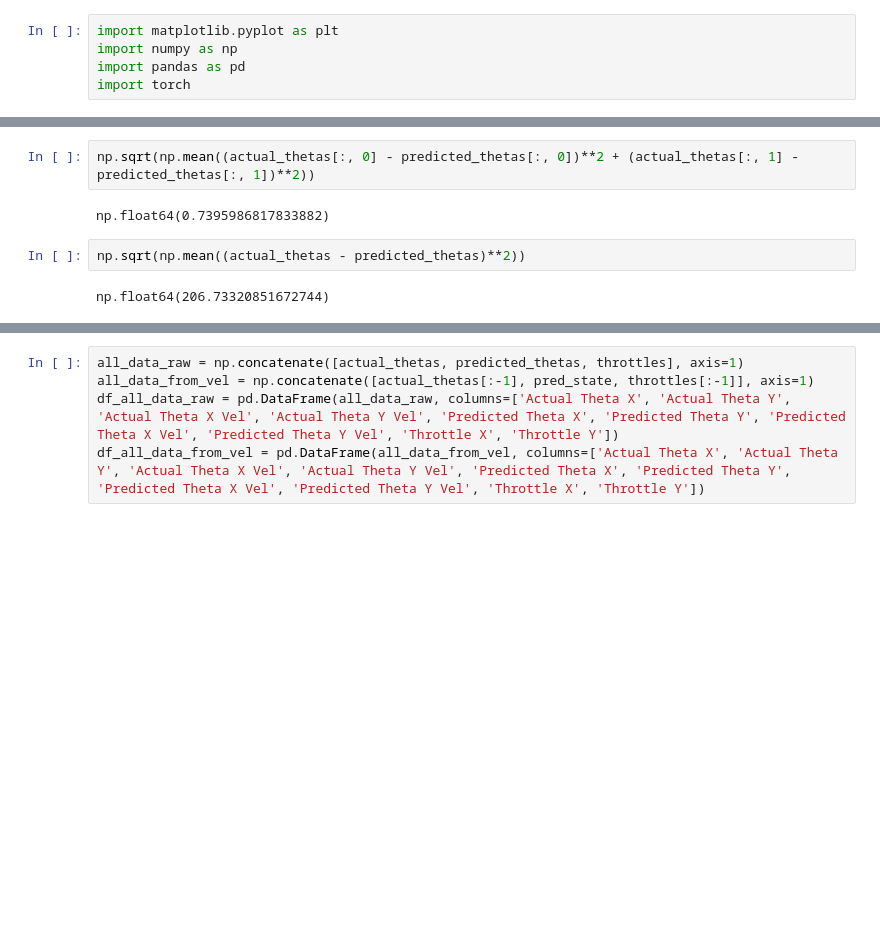
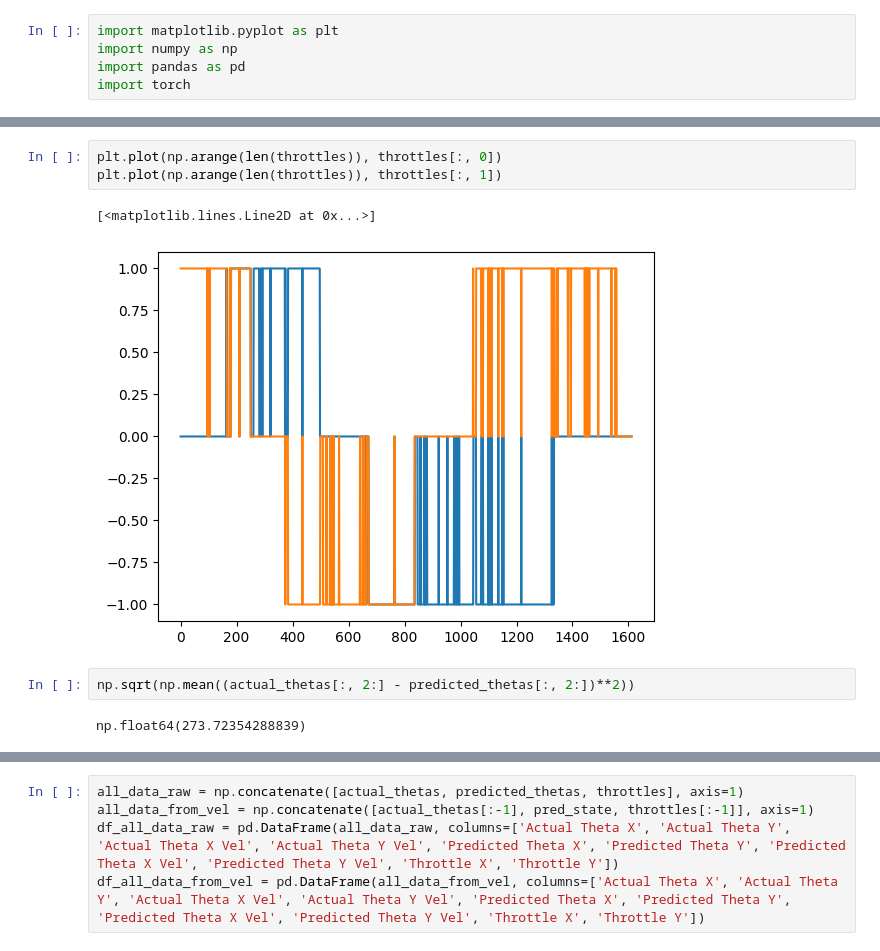
Before and after one commit to ansue1234/RobLimbFK, a Jupyter notebook: ros_ws/src/notebooks/viz_result.ipynb, the cells around one changed output, grey strips where cells are left out. Cells and saved outputs as stored; diff of their text form; blank space fills up the shorter version.

```diff
--- a/ros_ws/src/notebooks/viz_result.ipynb
+++ b/ros_ws/src/notebooks/viz_result.ipynb
@@ -39,8 +52,10 @@ plt.plot(predicted_thetas[:, 0], predicted_thetas[:, 1], label='Predicted Thetas
+# %%
+plt.plot(np.arange(len(throttles)), throttles[:, 0])
+plt.plot(np.arange(len(throttles)), throttles[:, 1])
+# %% [output]
+[<matplotlib.lines.Line2D at 0x...>]
+[figure, added]
 # %%
-np.sqrt(np.mean((actual_thetas[:, 0] - predicted_thetas[:, 0])**2 + (actual_thetas[:, 1] - predicted_thetas[:, 1])**2))
+np.sqrt(np.mean((actual_thetas[:, 2:] - predicted_thetas[:, 2:])**2))
 # %% [output]
-np.float64(0.7395986817833882)
+np.float64(273.72354288839)
-# %%
-np.sqrt(np.mean((actual_thetas - predicted_thetas)**2))
-# %% [output]
-np.float64(206.73320851672744)
```
Also changed, not shown: parts of 7 cells of this notebook, 36 other files.
